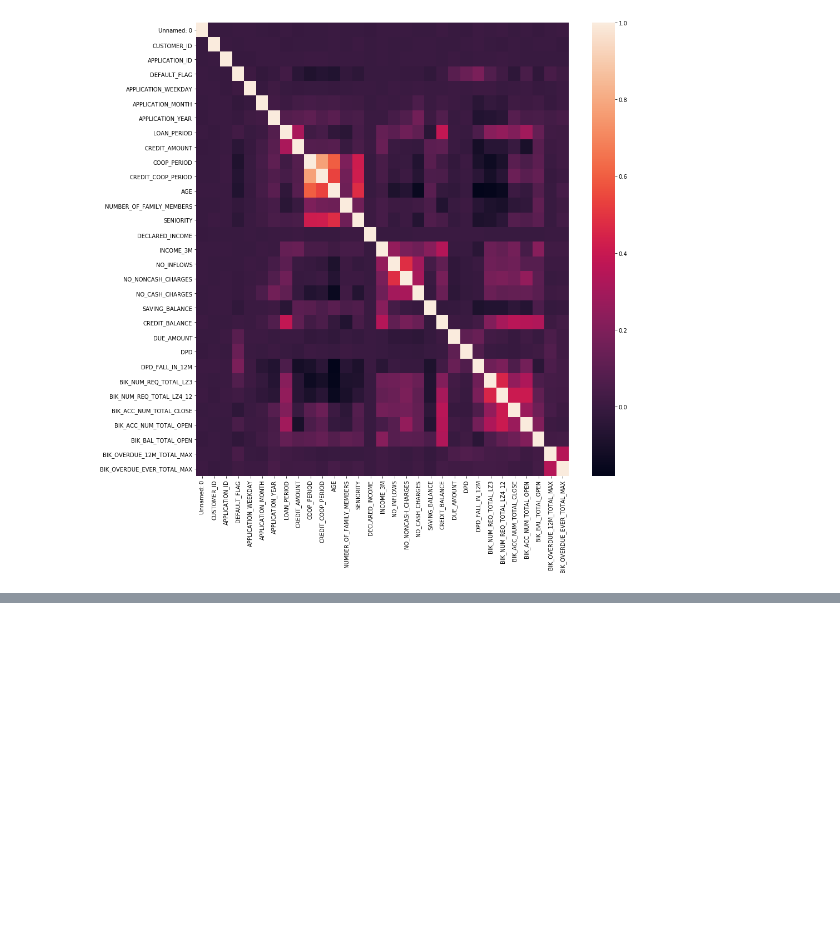
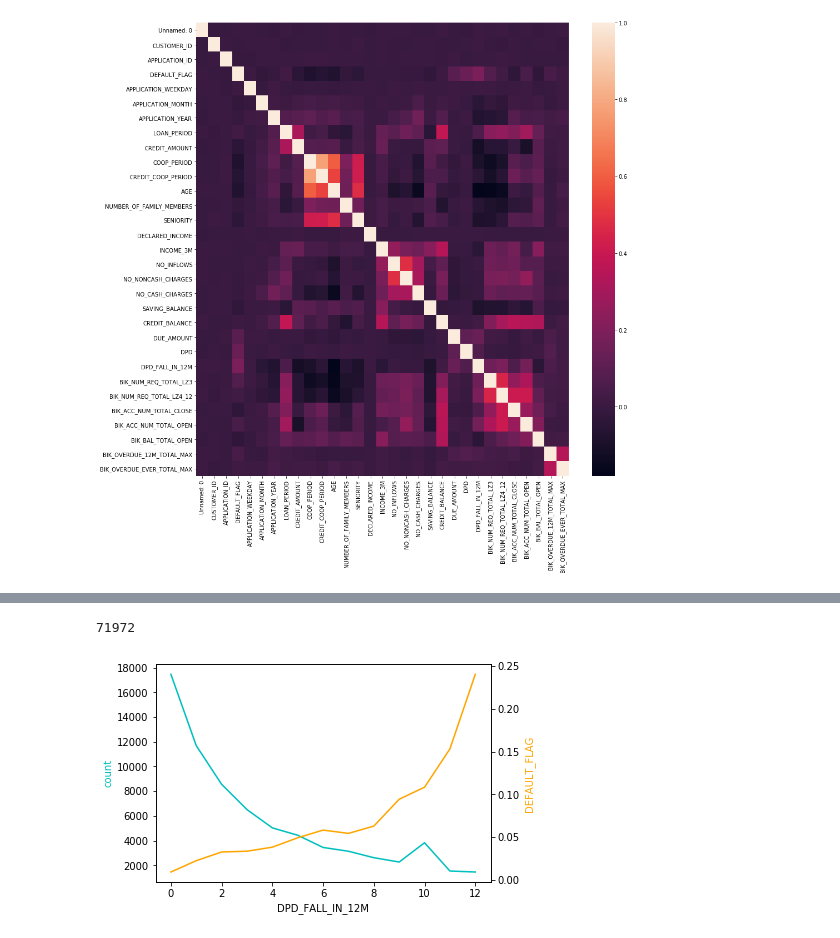
Before and after one commit to tasuki/TeamNameING, a Jupyter notebook: notebooks/Tom.ipynb, the cells around one changed output, grey strips where cells are left out. Cells and saved outputs as stored; diff of their text form; code cells hidden in the pictures; blank space fills up the shorter version.

```diff
--- a/notebooks/Tom.ipynb
+++ b/notebooks/Tom.ipynb
@@ -77,0 +97,20 @@ plt.show()
+# %%
+len(numeric.DPD_FALL_IN_12M.dropna())
+# %% [output]
+71972
+# %%
+def dependency(df, c_from, c_agg):
+    df = df[[c_from, c_agg]].dropna().sort_values(by=c_from)
+    df = df.groupby(c_from).agg(["mean", "count"])
+    df.columns = [c_from, "count"]
+
+    ax1 = df["count"].plot(color="c")
+    ax1.set_ylabel("count", color="c")
+
+    ax2 = ax1.twinx()
+    ax2.set_ylabel(c_agg, color="orange")
+    ax2.plot(df[c_from], color="orange")
+# %%
+dependency(numeric, "DPD_FALL_IN_12M", "DEFAULT_FLAG")
+# %% [output]
+[figure, added]
```
Also changed, not shown: parts of 11 cells of this notebook.
